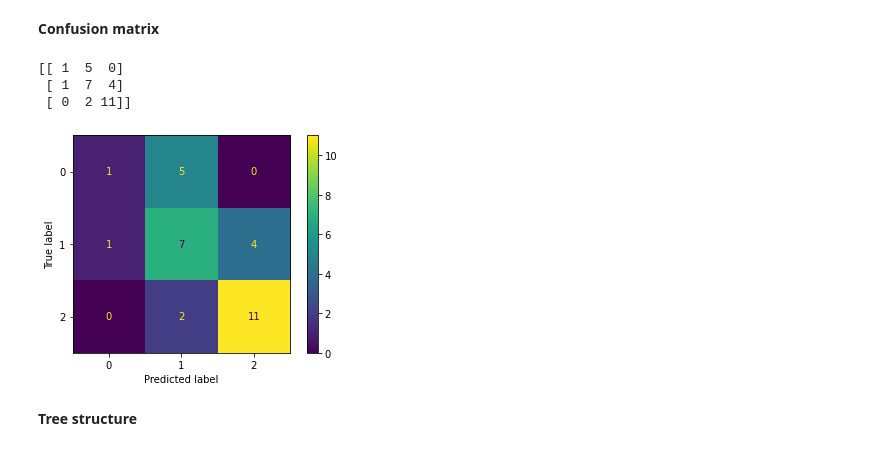
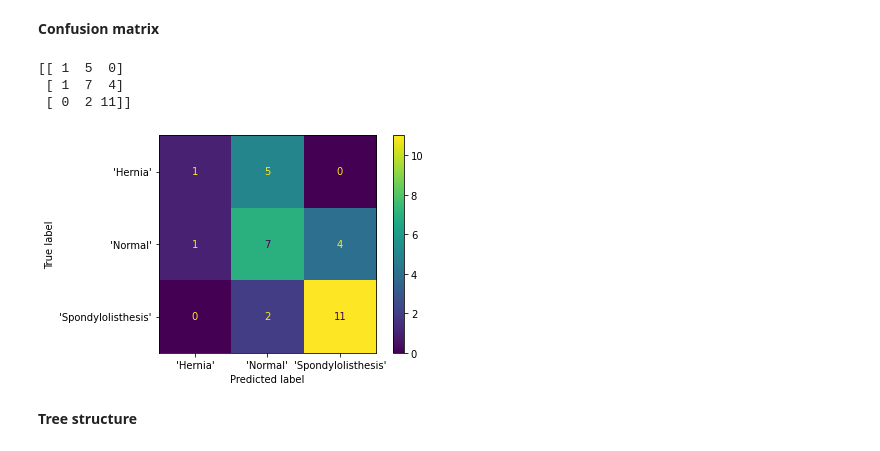
Before and after one commit to cityu-assignment/CS3481-assignment1, a Jupyter notebook: cs3481_asm.ipynb, the cells around one changed output. Drawn from its saved outputs; the diff is of its cells as text; code cells hidden in the pictures.

```diff
--- a/cs3481_asm.ipynb
+++ b/cs3481_asm.ipynb
@@ -340,15 +340,15 @@ DecisionTrees's Accuracy: 0.61290
 # %%
 from sklearn.metrics import confusion_matrix, plot_confusion_matrix
 
-plot_confusion_matrix(clf, X_testset, y_testset)
+plot_confusion_matrix(clf, X_testset, y_testset, display_labels=list(label_encoder.classes_))
 
 confmat = confusion_matrix(y_testset, predTree)
 print(confmat)
 # %% [output]
 [[ 1  5  0]
  [ 1  7  4]
  [ 0  2 11]]
-[figure, old version]
+[figure, new version]
 # %% [markdown]
 **Tree structure**
 # %%
```
